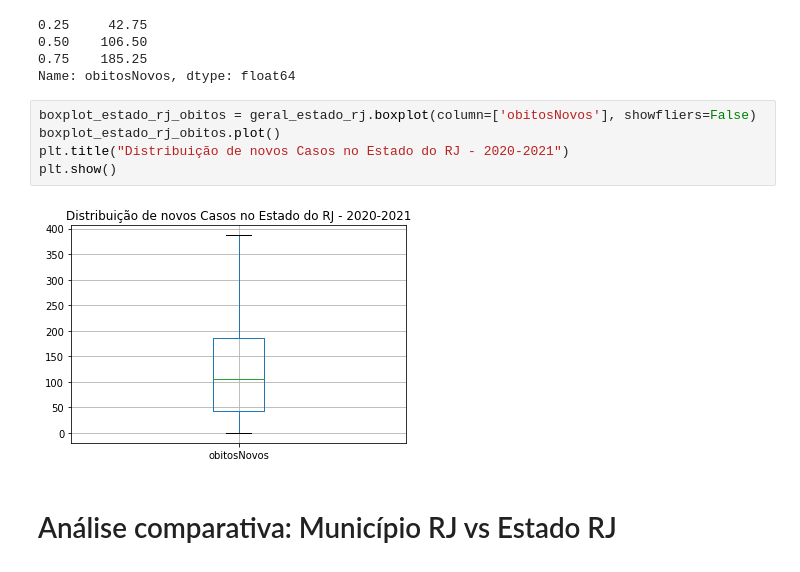
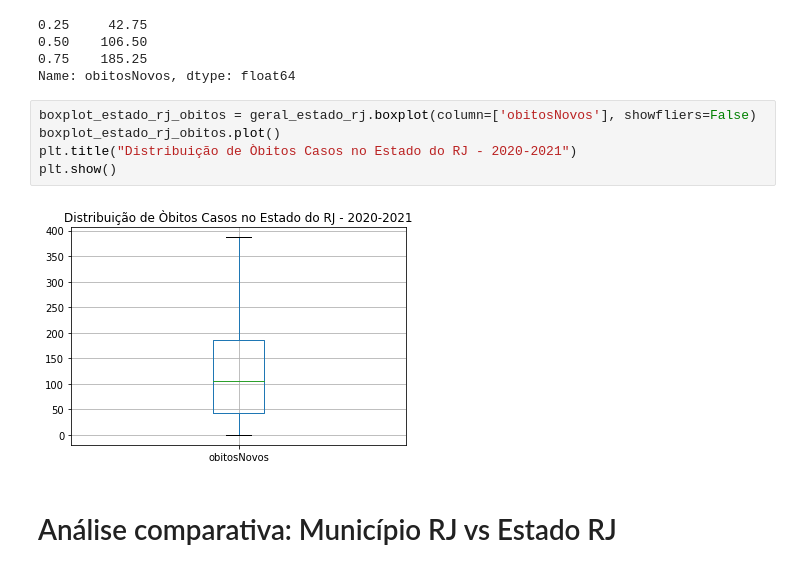
Before and after one commit to ranielli/analise-dados-covid-estatistica, a Jupyter notebook: analise_rj.ipynb, the cells around one changed output. Cells and saved outputs as stored; diff of their text form.

```diff
--- a/analise_rj.ipynb
+++ b/analise_rj.ipynb
@@ -500,10 +535,10 @@ Name: obitosNovos, dtype: float64
 # %%
 boxplot_estado_rj_obitos = geral_estado_rj.boxplot(column=['obitosNovos'], showfliers=False)
 boxplot_estado_rj_obitos.plot()
-plt.title("Distribuição de novos Casos no Estado do RJ - 2020-2021")
+plt.title("Distribuição de Òbitos Casos no Estado do RJ - 2020-2021")
 plt.show()
 # %% [output]
-[figure, old version]
+[figure, new version]
 # %% [markdown]
 # Análise comparativa: Município RJ vs Estado RJ
 # %% [markdown]
```
Also changed, not shown: parts of 9 cells of this notebook.
